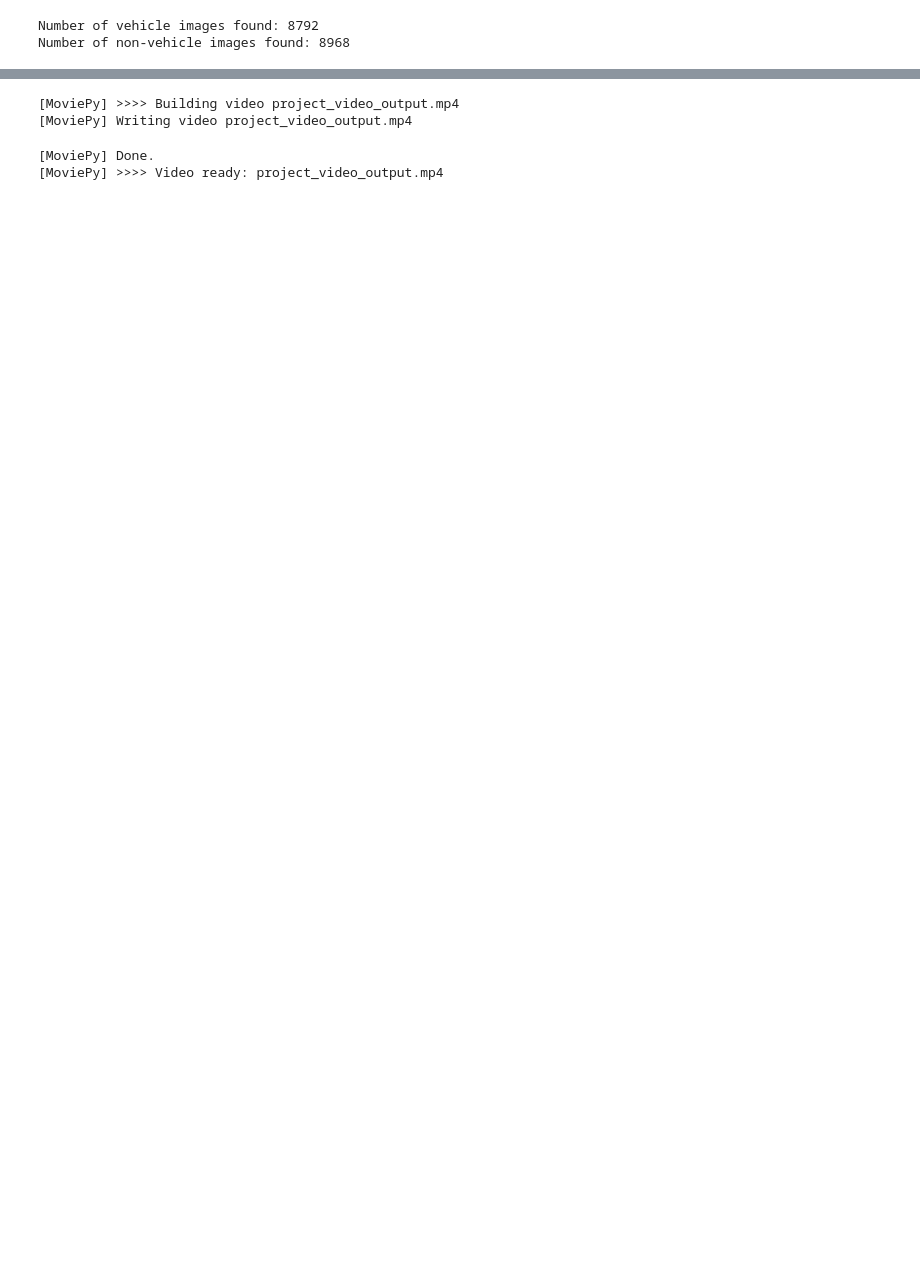
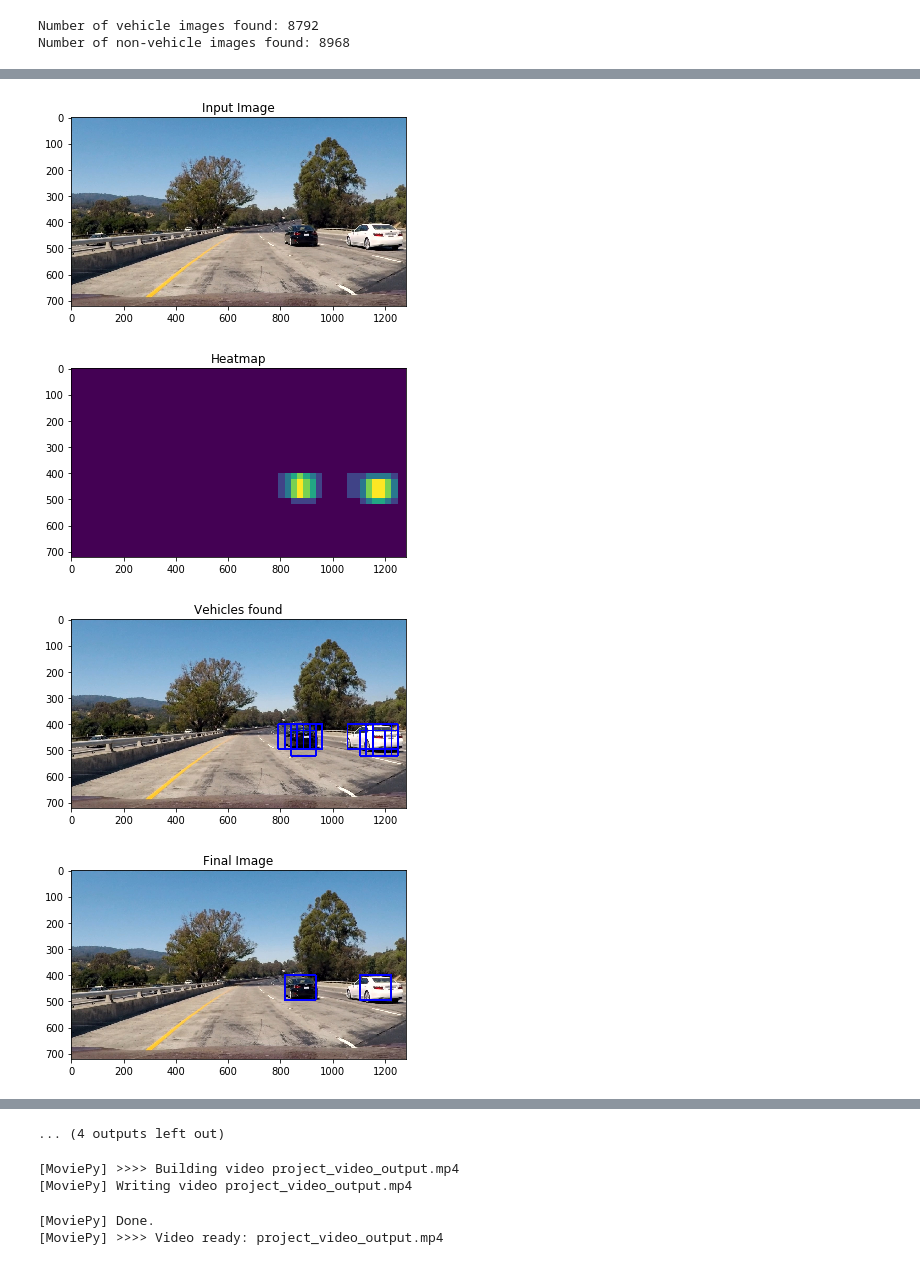
Before and after one commit to vivekchand/CarND-Vehicle-Detection, a Jupyter notebook: vehicle_detection.ipynb, the cells around one changed output, grey strips where cells are left out. Cells and saved outputs as stored; diff of their text form; code cells hidden in the pictures; blank space fills up the shorter version.

```diff
--- a/vehicle_detection.ipynb
+++ b/vehicle_detection.ipynb
@@ -397,3 +397,46 @@ def process_image(img):
     # Draw bounding boxes on a copy of the image
     draw_img = draw_bounding_boxes(np.copy(img), labels)
     return draw_img
+# %%
+# Load classifier for predicting cars
+svc = joblib.load('classifier.pkl')
+X_scaler = pickle.load(open('scaler.p', 'rb'))
+orient = 9
+pix_per_cell = 8
+cell_per_block = 2
+spatial_size = (32, 32)
+hist_bins = 32
+
+ystart = 400
+ystop = 656
+scale = 1.5
+
+
+for file in ["test1.jpg", "test4.jpg", "test5.jpg", "test6.jpg"]:
+    img = mpimg.imread('test_images/%s'%file)
+    draw_img = process_image(img)
+    out_img, heat_map = find_vehicles(img, scale=scale, ystart=ystart, ystop=ystop,
+                                  pix_per_cell=pix_per_cell, cell_per_block=cell_per_block,
+                                  orient=orient, spatial_size=spatial_size, hist_bins=hist_bins)
+
+    plt.imshow(img)
+    plt.title('Input Image')
+    plt.show()
+
+    plt.imshow(heat_map)
+    plt.title('Heatmap')
+    plt.show()
+
+    plt.imshow(out_img)
+    plt.title('Vehicles found')
+    plt.show()
+
+
+    plt.imshow(draw_img)
+    plt.title('Final Image')
+    plt.show()
+# %% [output]
+[figure, added]
+[figure, added]
+[figure, added]
+[figure, added]
@@ -400 +451,2 @@ def process_image(img):
+... (4 outputs left out)
 # %%
```
Also changed, not shown: parts of 6 cells of this notebook, 2 other files.
